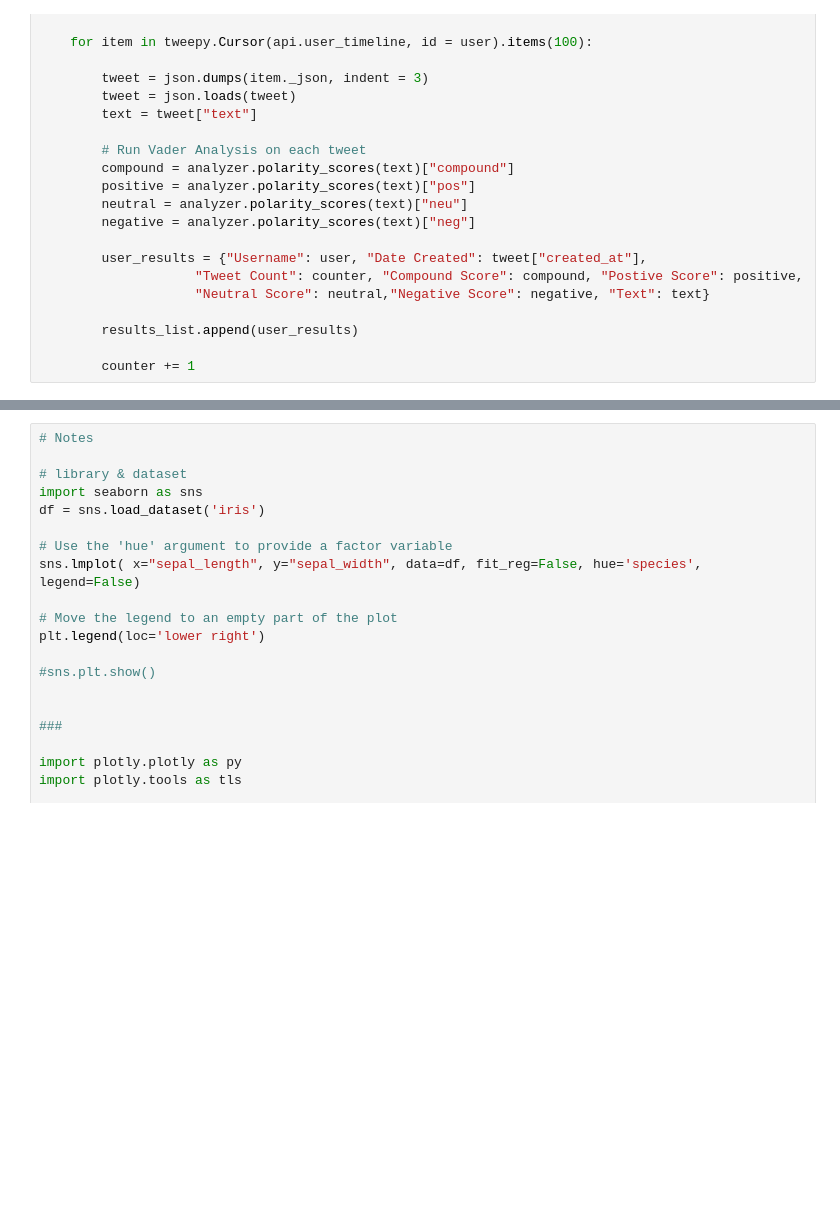
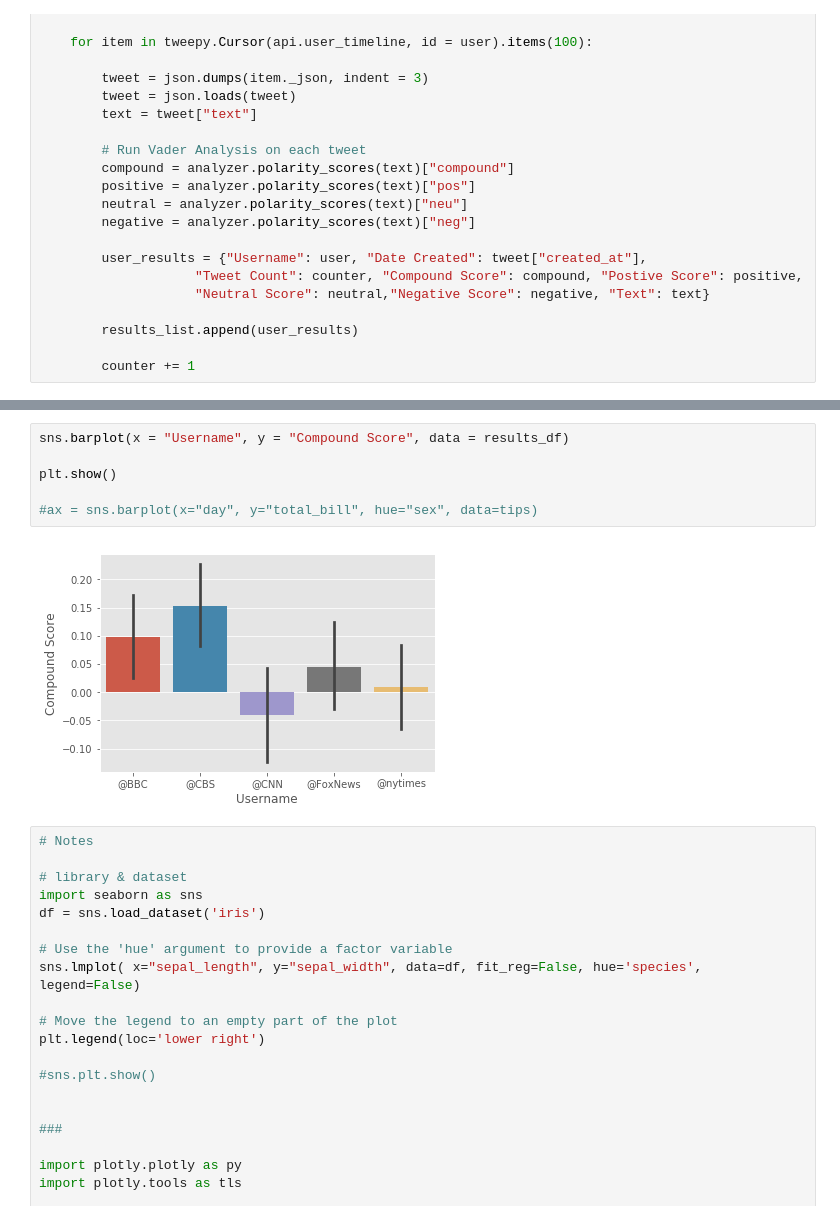
Before and after one commit to erjacobs2/Twitter_API, a Jupyter notebook: News_Mood.ipynb, the cells around one changed output, grey strips where cells are left out. Saved outputs shown, nothing was run; the diff lists cells and outputs as text; blank space fills up the shorter version.

```diff
--- a/News_Mood.ipynb
+++ b/News_Mood.ipynb
@@ -79,3 +85,11 @@ plt.show()
+# %%
+sns.barplot(x = "Username", y = "Compound Score", data = results_df)
+
+plt.show()
+
+#ax = sns.barplot(x="day", y="total_bill", hue="sex", data=tips)
+# %% [output]
+[figure, added]
 # %%
 # Notes
 
```
Also changed, not shown: parts of 2 cells of this notebook.
